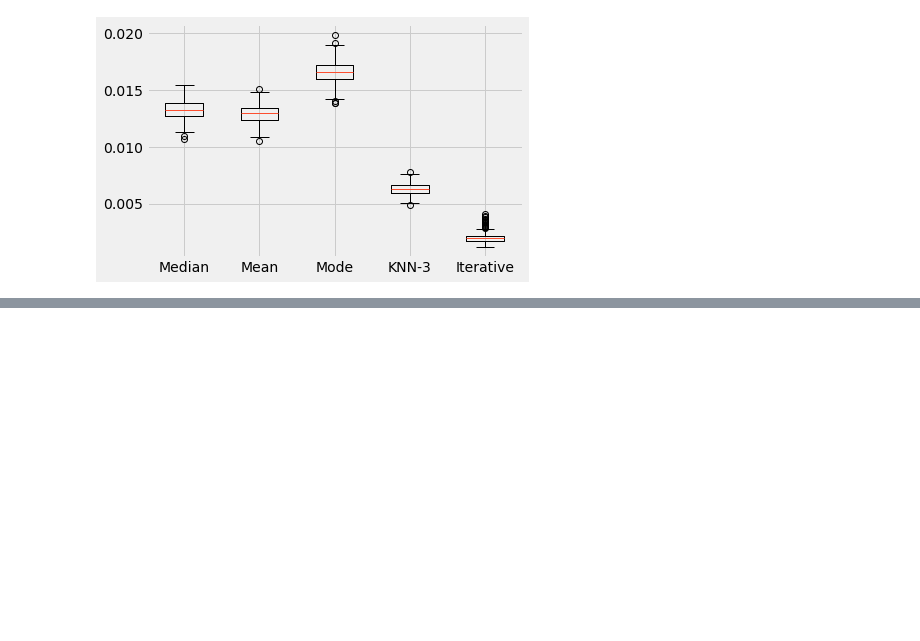
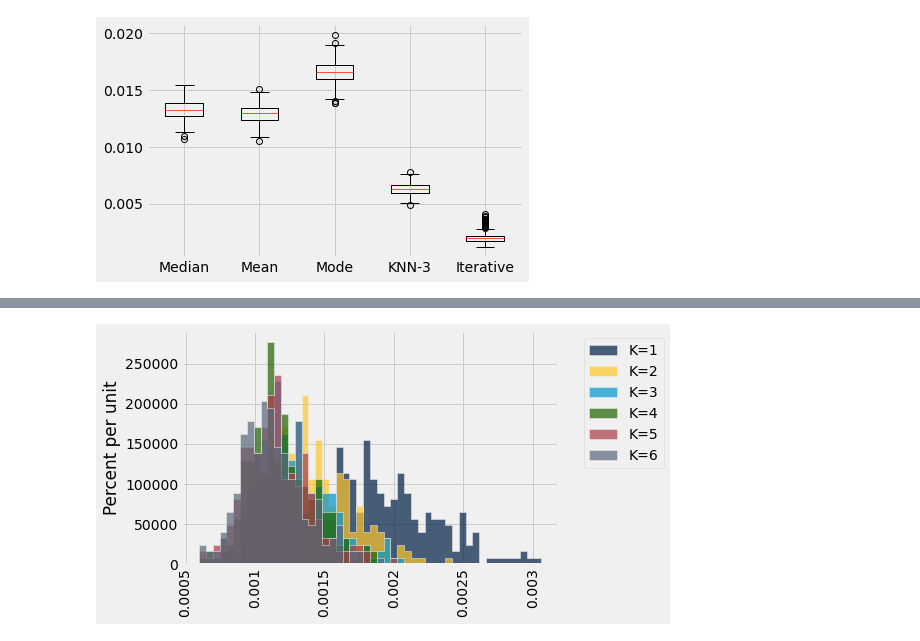
Before and after one commit to stephrb/COMP-562H-Project, a Jupyter notebook: march-madness-analysis.ipynb, the cells around one changed output, grey strips where cells are left out. Drawn from its saved outputs; the diff is of its cells as text; code cells hidden in the pictures; blank space fills up the shorter version.

```diff
--- a/march-madness-analysis.ipynb
+++ b/march-madness-analysis.ipynb
@@ -89,4 +97,6 @@ k_table.boxplot()
 # %%
-k_table.hist(bins=10)
+k_table.hist(bins=50)
+# %% [output]
+[figure, added]
 # %%
 k_table.mean()
```
Also changed, not shown: parts of 6 cells of this notebook.
